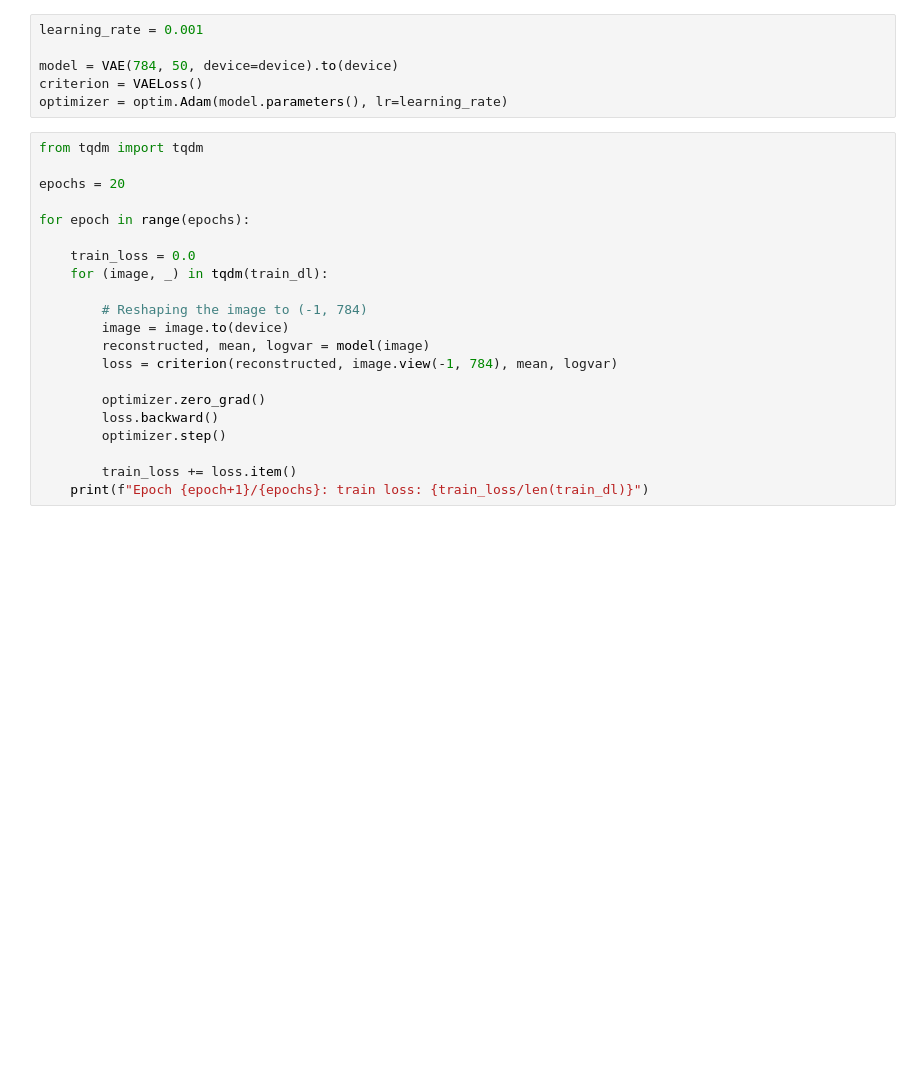
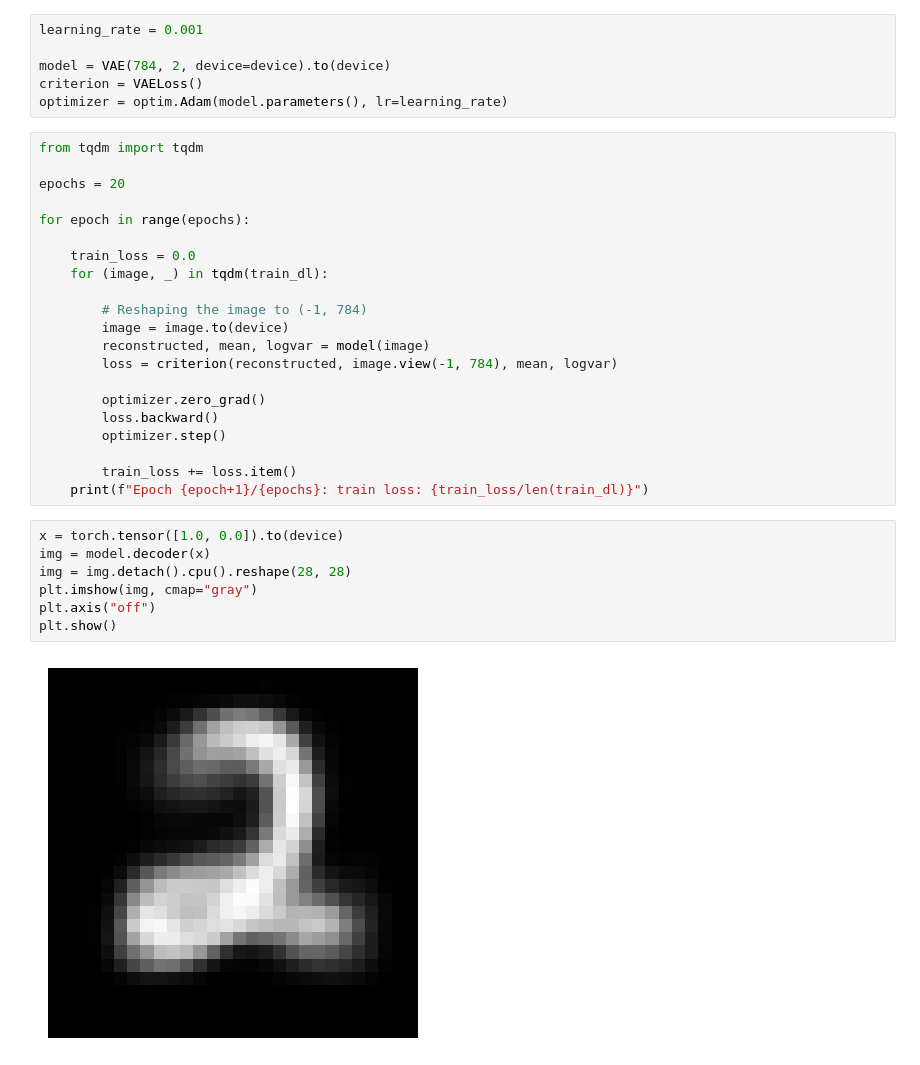
Before and after one commit to Teghfo/deeplearning-bootcamp-pytorch, a Jupyter notebook: notebooks/11-AutoEncoder.ipynb, the cells around one changed output. Drawn from its saved outputs; the diff is of its cells as text; blank space fills up the shorter version.

```diff
--- a/notebooks/11-AutoEncoder.ipynb
+++ b/notebooks/11-AutoEncoder.ipynb
@@ -229,7 +385,7 @@ class VAELoss(nn.Module):
 # %%
 learning_rate = 0.001
 
-model = VAE(784, 50, device=device).to(device)
+model = VAE(784, 2, device=device).to(device)
 criterion = VAELoss()
 optimizer = optim.Adam(model.parameters(), lr=learning_rate)
 # %%
@@ -253,3 +409,12 @@ for epoch in range(epochs):
 
         train_loss += loss.item()
     print(f"Epoch {epoch+1}/{epochs}: train loss: {train_loss/len(train_dl)}")
+# %%
+x = torch.tensor([1.0, 0.0]).to(device)
+img = model.decoder(x)
+img = img.detach().cpu().reshape(28, 28)
+plt.imshow(img, cmap="gray")
+plt.axis("off")
+plt.show()
+# %% [output]
+[figure, added]
```
Also changed, not shown: parts of 24 cells of this notebook.
